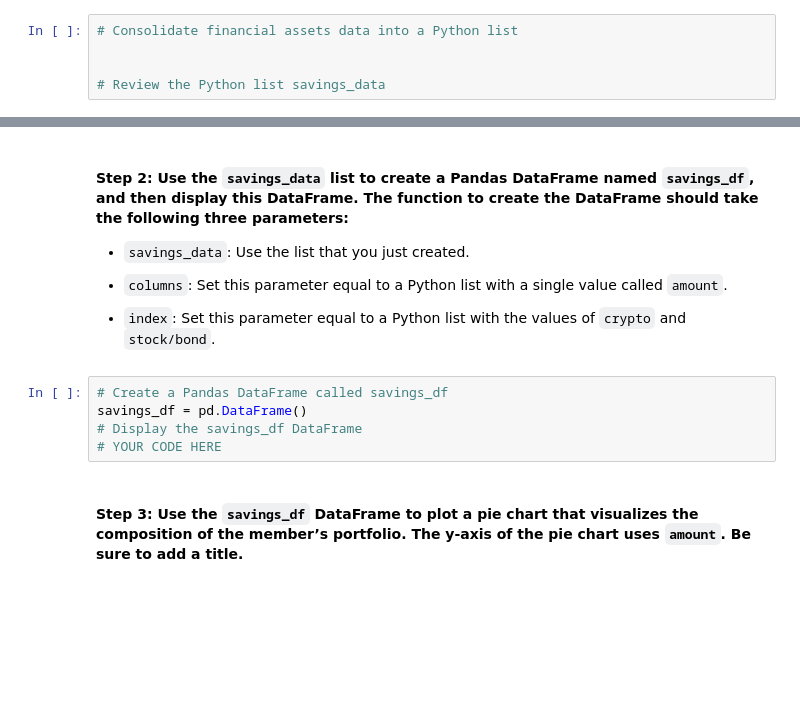
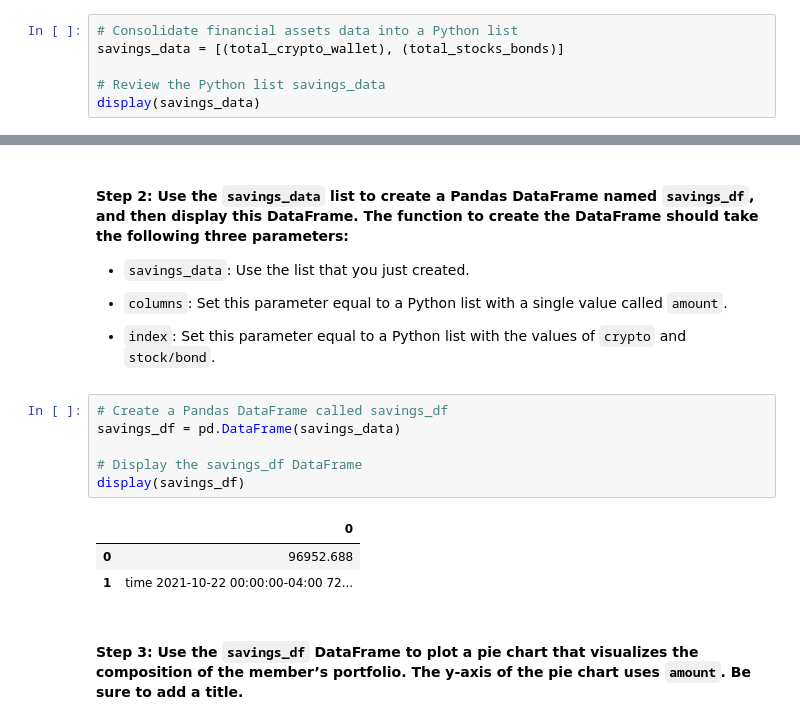
Before and after one commit to anythingelse-sf/monte_carlo_forecast, a Jupyter notebook: financial_planning_tools.ipynb, the cells around one changed output, grey strips where cells are left out. Saved outputs shown, nothing was run; the diff lists cells and outputs as text; blank space fills up the shorter version.

```diff
--- a/financial_planning_tools.ipynb
+++ b/financial_planning_tools.ipynb
@@ -295,7 +315,8 @@ In this section, you’ll use the valuations for the cryptocurrency wallet and f
 #### Step 1: Create a Python list named `savings_data` that has two elements. The first element contains the total value of the cryptocurrency wallet. The second element contains the total value of the stock and bond portions of the portfolio.
 # %%
 # Consolidate financial assets data into a Python list
-
+savings_data = [(total_crypto_wallet), (total_stocks_bonds)]
 
 # Review the Python list savings_data
+display(savings_data)
 # %% [output]
@@ -310,9 +334,14 @@ float
 - `index`: Set this parameter equal to a Python list with the values of `crypto` and `stock/bond`.
 # %%
 # Create a Pandas DataFrame called savings_df
-savings_df = pd.DataFrame()
+savings_df = pd.DataFrame(savings_data)
+
 # Display the savings_df DataFrame
-# YOUR CODE HERE
+display(savings_df)
+# %% [output]
+|  | 0 |
+| 0 | 96952.688 |
+| 1 | time 2021-10-22 00:00:00-04:00 72... |
 # %% [markdown]
 #### Step 3: Use the `savings_df` DataFrame to plot a pie chart that visualizes the composition of the member’s portfolio. The y-axis of the pie chart uses `amount`. Be sure to add a title.
 # %%
```
Also changed, not shown: parts of 16 cells of this notebook, 1 other file.
